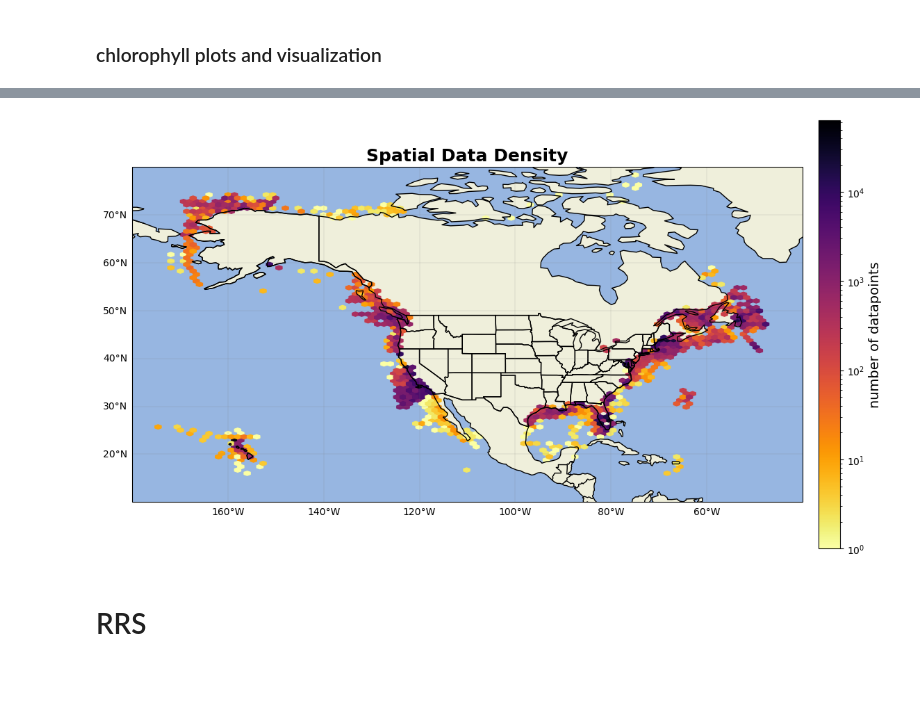
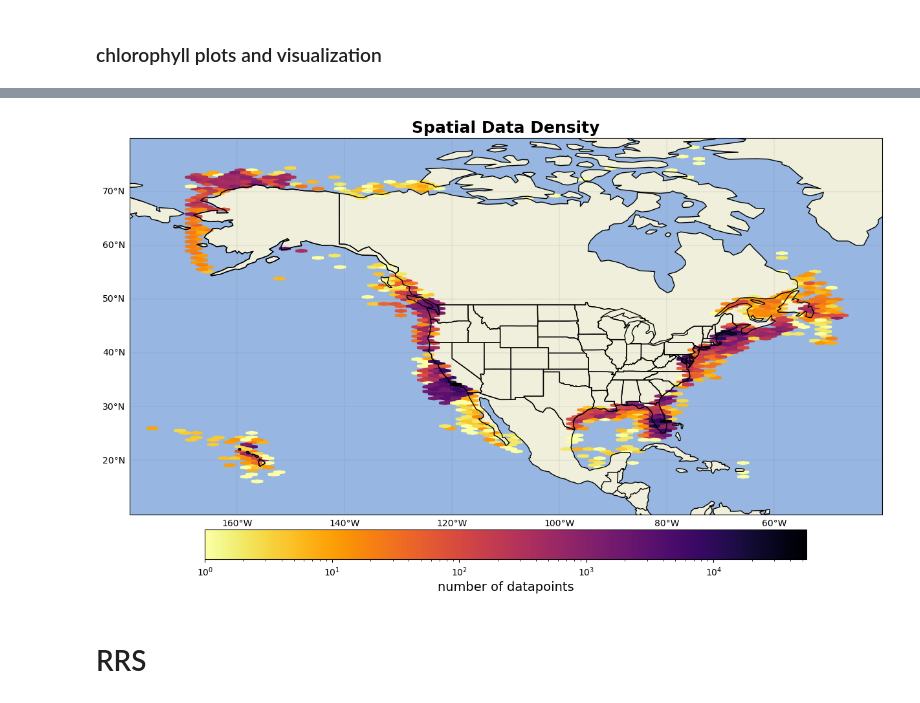
Before and after one commit to NEFSC/READ-EDAB-GMilton-CoastalChlorophyll, a Jupyter notebook: Code/id_finaldf.ipynb, the cells around one changed output, grey strips where cells are left out. Drawn from its saved outputs; the diff is of its cells as text; code cells hidden in the pictures; blank space fills up the shorter version.

```diff
--- a/Code/id_finaldf.ipynb
+++ b/Code/id_finaldf.ipynb
@@ -207,27 +198,27 @@ invalid value encountered in log10
-# %%
-from matplotlib.colors import LogNorm # Important for high-variance data
-fig = plt.figure(figsize=(15, 10))
-ax = fig.add_subplot(1, 1, 1, projection=ccrs.PlateCarree())
-ax.add_feature(cfeature.LAND)
-ax.add_feature(cfeature.OCEAN)
-ax.add_feature(cfeature.COASTLINE)
-ax.add_feature(cfeature.BORDERS)
-ax.add_feature(cfeature.STATES)
-hb = ax.hexbin(year_test.lon, year_test.lat, gridsize=100, cmap='inferno_r', mincnt=1, transform=ccrs.PlateCarree(),norm=LogNorm())
-cb = plt.colorbar(hb, ax=ax, orientation='vertical', pad=0.02, shrink=0.8)
-cb.set_label('number of datapoints', fontsize=14)
-gl=ax.gridlines(linewidth=0.2,color='grey',alpha=0.7,linestyle='-', draw_labels=True, x_inline= False,y_inline=False)
-gl.xformatter=LONGITUDE_FORMATTER
-gl.yformatter=LATITUDE_FORMATTER
-gl.top_labels = False    # Disable top labels
-gl.right_labels = False  # Disable right labels
-ax.set_extent([-180, -40, 10, 80], crs=ccrs.PlateCarree())
-
-ax.set_title('Spatial Data Density', fontsize=18, fontweight='bold')
-
-plt.show()
-# %% [output]
-[figure, removed]
+# %%
+from matplotlib.colors import LogNorm # Important for high-variance data
+fig = plt.figure(figsize=(15, 15))
+ax = fig.add_subplot(1, 1, 1, projection=ccrs.PlateCarree())
+ax.add_feature(cfeature.LAND)
+ax.add_feature(cfeature.OCEAN)
+ax.add_feature(cfeature.COASTLINE)
+ax.add_feature(cfeature.BORDERS)
+ax.add_feature(cfeature.STATES)
+hb = ax.hexbin(year_test.lon, year_test.lat, gridsize=160, cmap='inferno_r', mincnt=1, transform=ccrs.PlateCarree(),norm=LogNorm())
+cb = plt.colorbar(hb, ax=ax, orientation='horizontal', pad=0.02, shrink=0.8)
+cb.set_label('number of datapoints', fontsize=14)
+gl=ax.gridlines(linewidth=0.2,color='grey',alpha=0.7,linestyle='-', draw_labels=True, x_inline= False,y_inline=False)
+gl.xformatter=LONGITUDE_FORMATTER
+gl.yformatter=LATITUDE_FORMATTER
+gl.top_labels = False    # Disable top labels
+gl.right_labels = False  # Disable right labels
+ax.set_extent([-180, -40, 10, 80], crs=ccrs.PlateCarree())
+
+ax.set_title('Spatial Data Density', fontsize=18, fontweight='bold')
+
+plt.show()
+# %% [output]
+[figure, added]
 # %% [markdown]
 # RRS
 # %%
```
Also changed, not shown: parts of 13 cells of this notebook, 1 other file.
